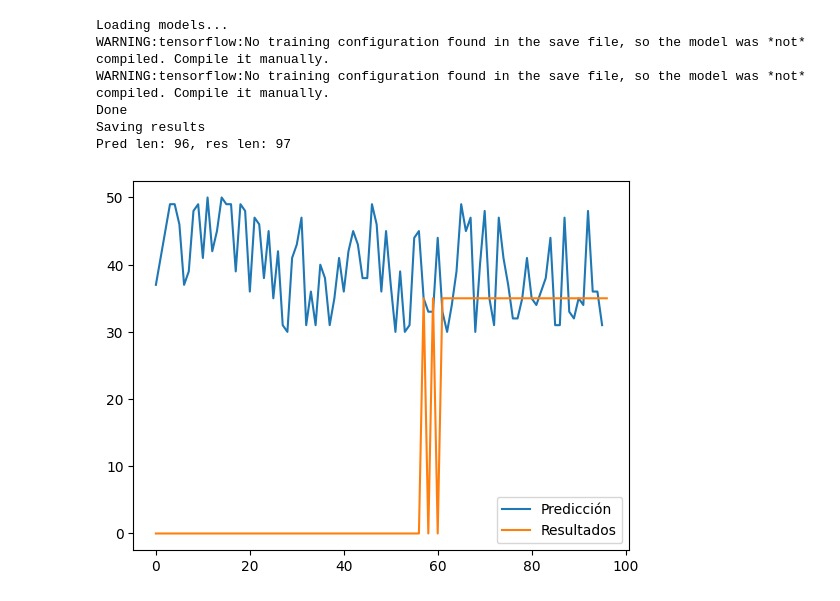
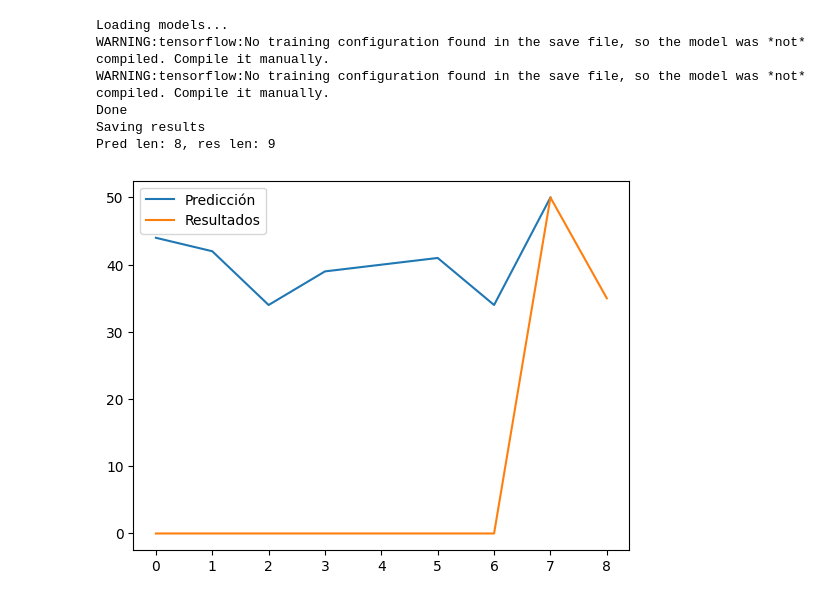
Before and after one commit to ertis-research/DQNFlexibilityService, a Jupyter notebook: test.ipynb, the cells around one changed output. Cells and saved outputs as stored; diff of their text form; code cells hidden in the pictures.

```diff
--- a/test.ipynb
+++ b/test.ipynb
@@ -45,23 +45,24 @@ def saveFig(pred, results, run_name):
 # %%
 #Constant vars
 MAX_STEPS = 10000
-INPUT_SIZE = 98
-RUN_NAME = "test_03-10"
+INPUT_SIZE = 10
+RUN_NAME = "test_06-10"
 
-curve_pred = [random.randint(30, 50) for i in range(96)]
+curve_pred = [random.randint(30, 50) for i in range(8)]
 fixed_curve = [30, 41, 49, 38, 49, 40, 49, 48, 50, 39, 42, 39, 32, 40, 30, 34, 50, 38, 33, 37, 49, 47, 39, 39, 46, 32, 33, 48, 33, 47, 33, 39, 36, 46, 35, 41, 41, 37, 47, 48, 34, 40, 44, 50, 38, 46, 45, 33, 37, 30, 43, 31, 41, 50, 39, 49, 45, 34, 35, 30, 31, 42, 44, 41, 48, 44, 31, 48, 43, 42, 36, 35, 34, 49, 42, 44, 32, 48, 44, 42, 38, 31, 35, 41, 50, 47, 44, 44, 35, 41, 42, 38, 47, 31, 37, 42]
 #curve_pred = fixed_curve
+# curve_pred = [35.0, 42.5, 47.5,  38.5, 33.0, 41.0, 46.0, 37.0]
 
 env, policy_network, target_network, a_s  = define_env(RUN_NAME, ["aire1", "aire2"], INPUT_SIZE=INPUT_SIZE)
 
 resultados = test(policy_network, env, MAX_STEPS-2, curve_pred, a_s)
 
 saveFig(curve_pred, resultados, RUN_NAME)
 # %% [output]
 Loading models...
 WARNING:tensorflow:No training configuration found in the save file, so the model was *not* compiled. Compile it manually.
 WARNING:tensorflow:No training configuration found in the save file, so the model was *not* compiled. Compile it manually.
 Done
 Saving results
-Pred len: 96, res len: 97
+Pred len: 8, res len: 9
-[figure, old version]
+[figure, new version]
```
Also changed, not shown: 4 other files.
